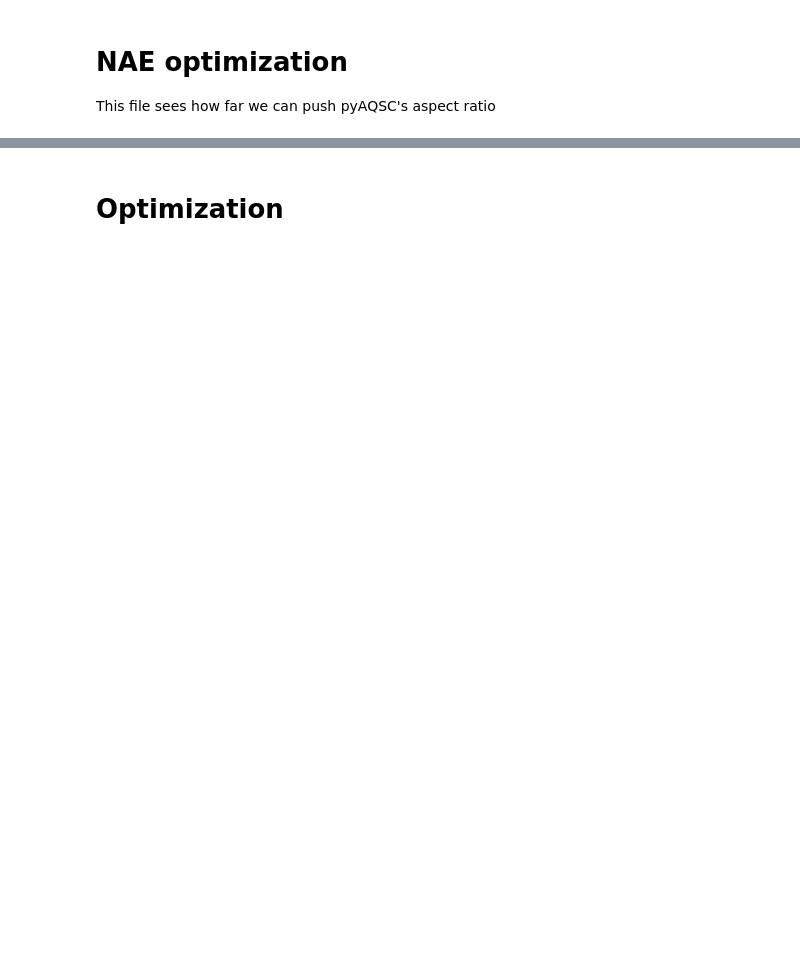
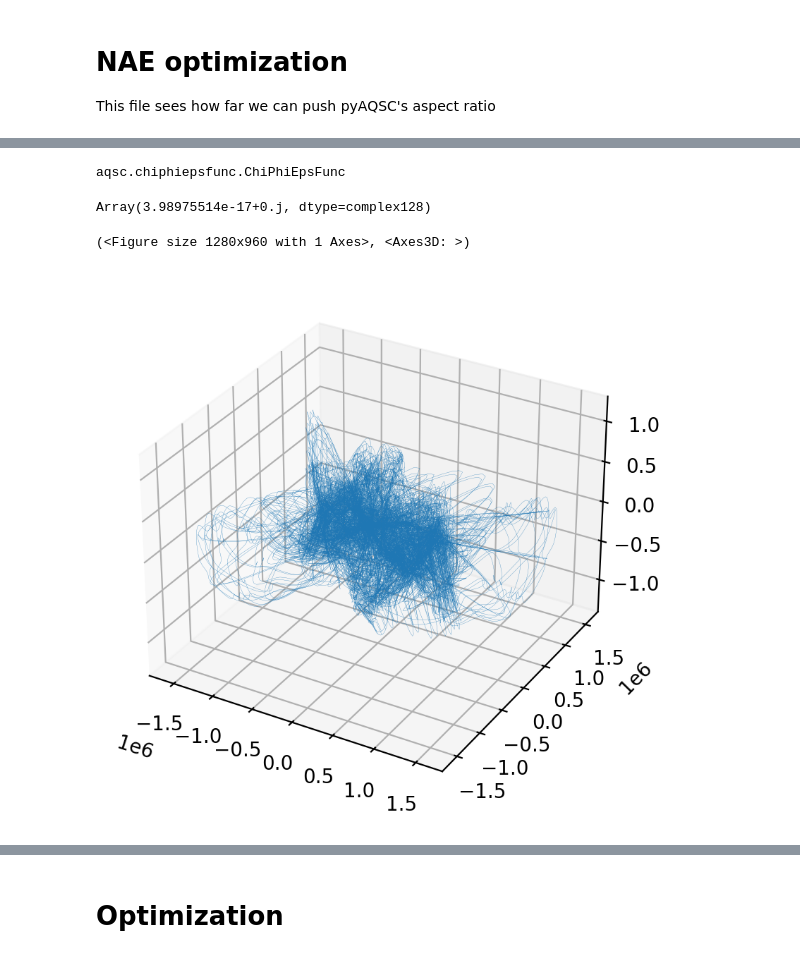
Before and after one commit to lankef/near-axis-optimization, a Jupyter notebook: near_axis_optimization2.ipynb, the cells around one changed output, grey strips where cells are left out. Saved outputs shown, nothing was run; the diff lists cells and outputs as text; code cells hidden in the pictures; blank space fills up the shorter version.

```diff
--- a/near_axis_optimization2.ipynb
+++ b/near_axis_optimization2.ipynb
@@ -552,0 +84,13 @@ KeyboardInterrupt:
+# %%
+type(eq_fin.p_perp)
+# %% [output]
+aqsc.chiphiepsfunc.ChiPhiEpsFunc
+# %%
+psi_crit
+# %% [output]
+Array(3.98975514e-17+0.j, dtype=complex128)
+# %%
+eq_fin.display_wireframe(eps_conv(eq_fin))
+# %% [output]
+(<Figure size 1280x960 with 1 Axes>, <Axes3D: >)
+[figure, added]
```
Also changed, not shown: parts of 42 cells of this notebook, 4 other files.
